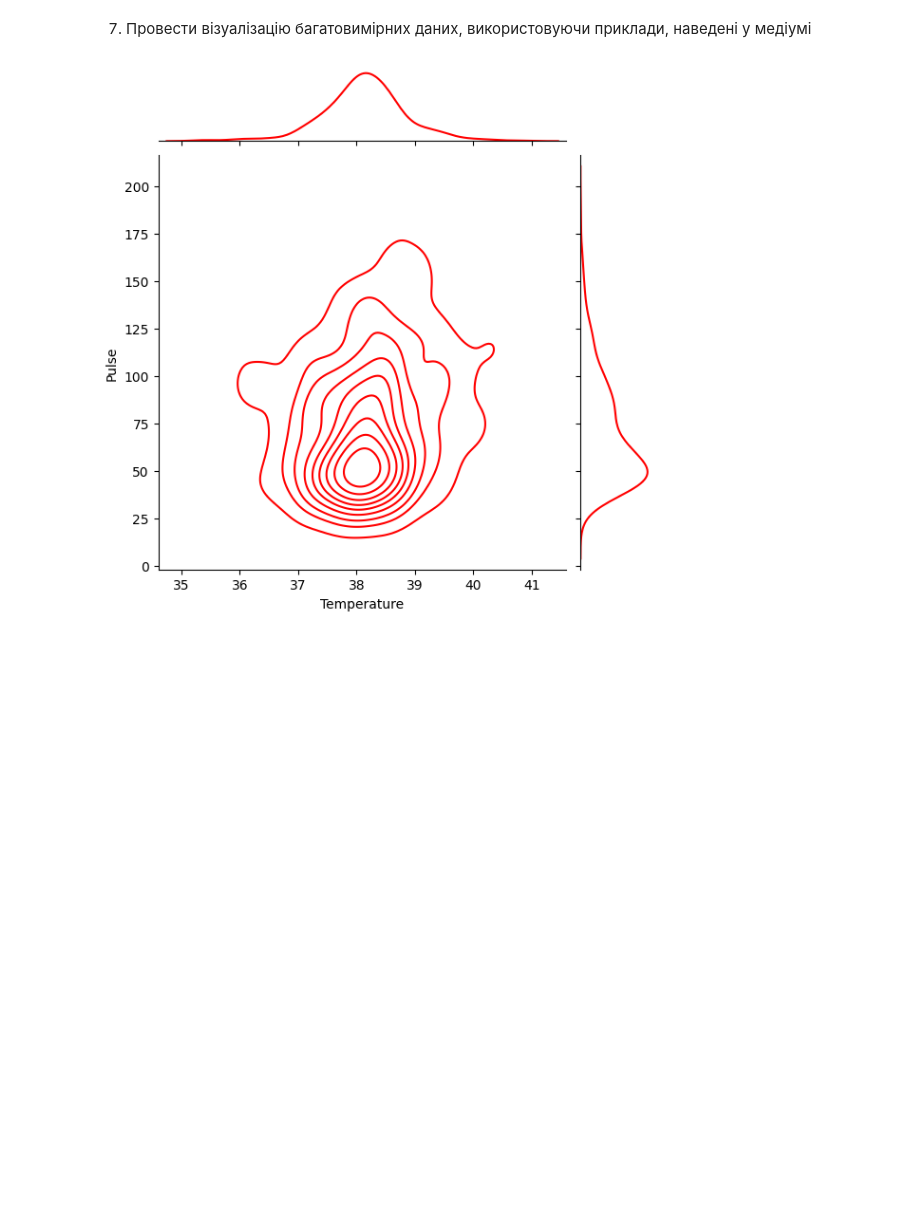
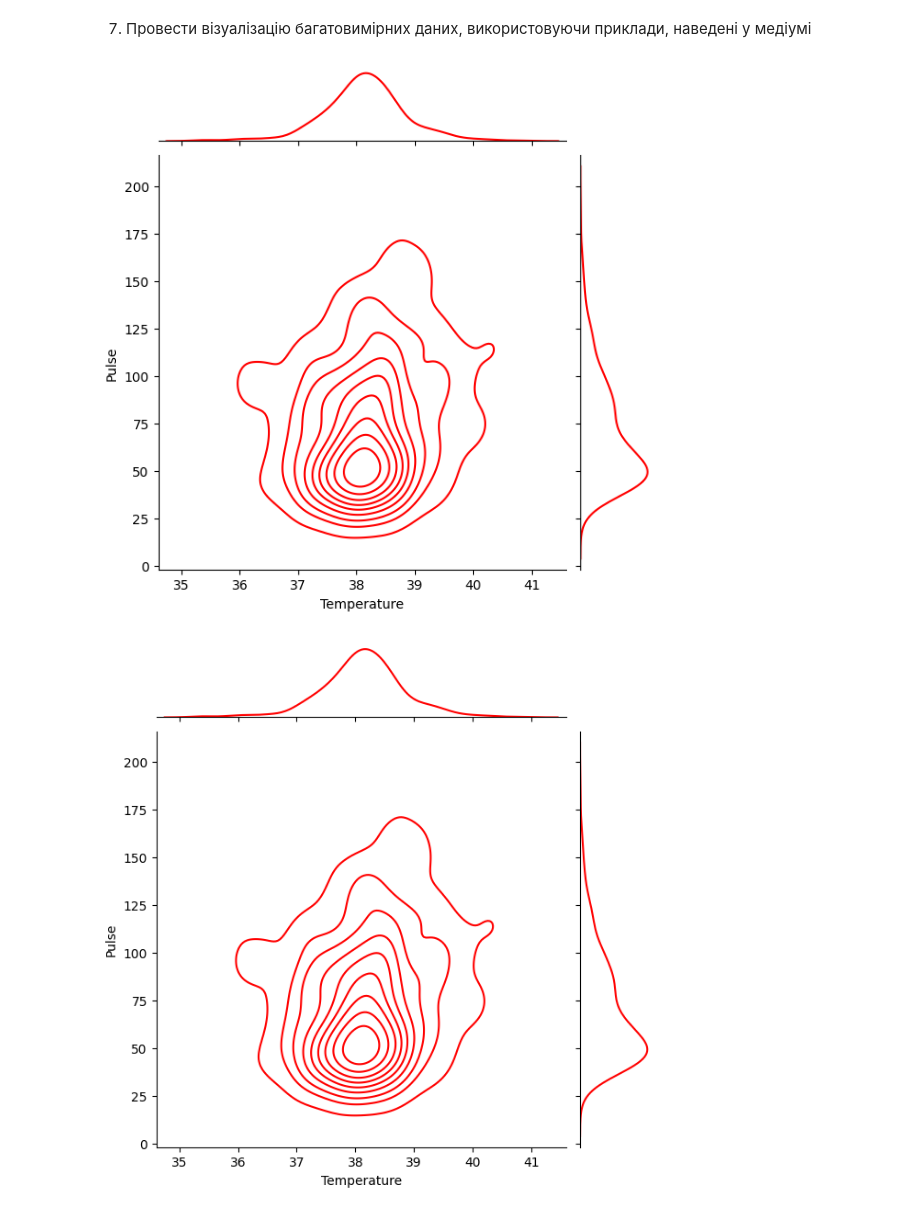
Before and after one commit to RoberOppenheimer/AD_lab2, a Jupyter notebook: Lab4.ipynb, the cells around one changed output. Drawn from its saved outputs; the diff is of its cells as text; code cells hidden in the pictures; blank space fills up the shorter version.

```diff
--- a/Lab4.ipynb
+++ b/Lab4.ipynb
@@ -408,8 +498,17 @@ print(df_encoded)
 # %%
 sns.jointplot(x=df['rectal_temperature'], y = df['pulse'], kind="kde", color='red')
 plt.xlabel('Temperature')
 plt.ylabel('Pulse')
 
 plt.show()
+
+
+
+sns.jointplot(x=npy[:, 3], y = npy[:, 4], kind="kde", color='red')
+plt.xlabel('Temperature')
+plt.ylabel('Pulse')
+
+plt.show()
 # %% [output]
 [figure]
+[figure, added]
```
Also changed, not shown: parts of 16 cells of this notebook.
